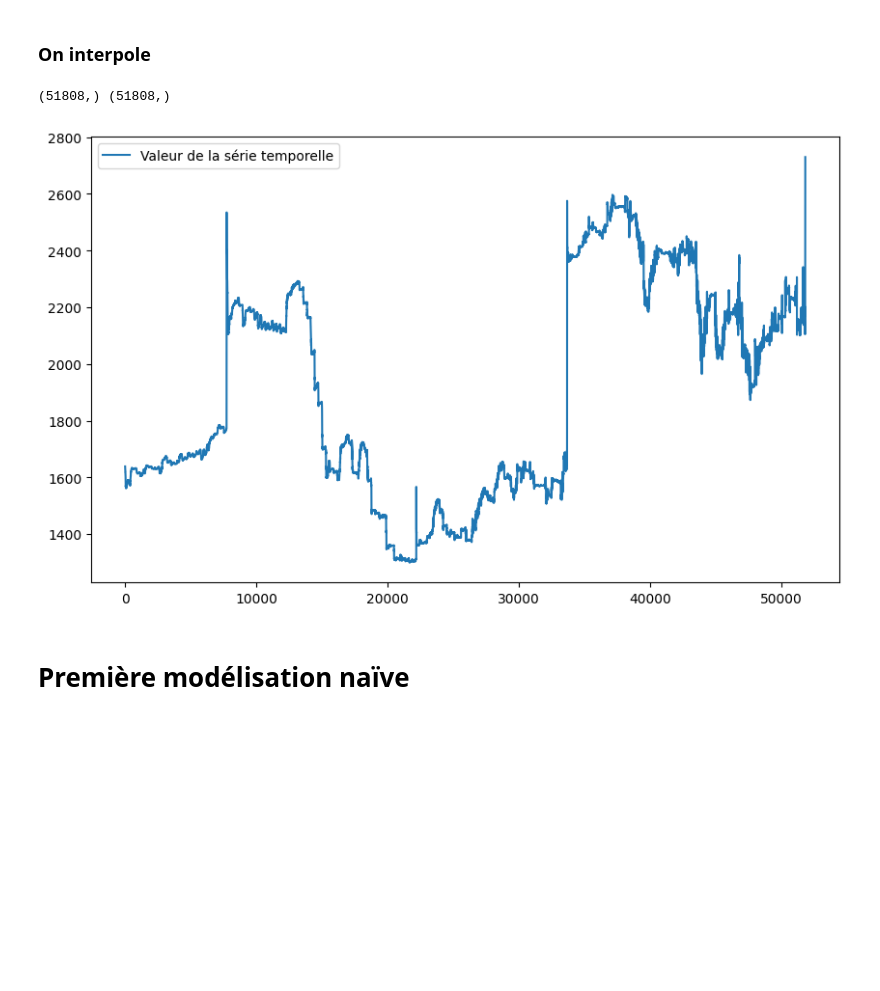
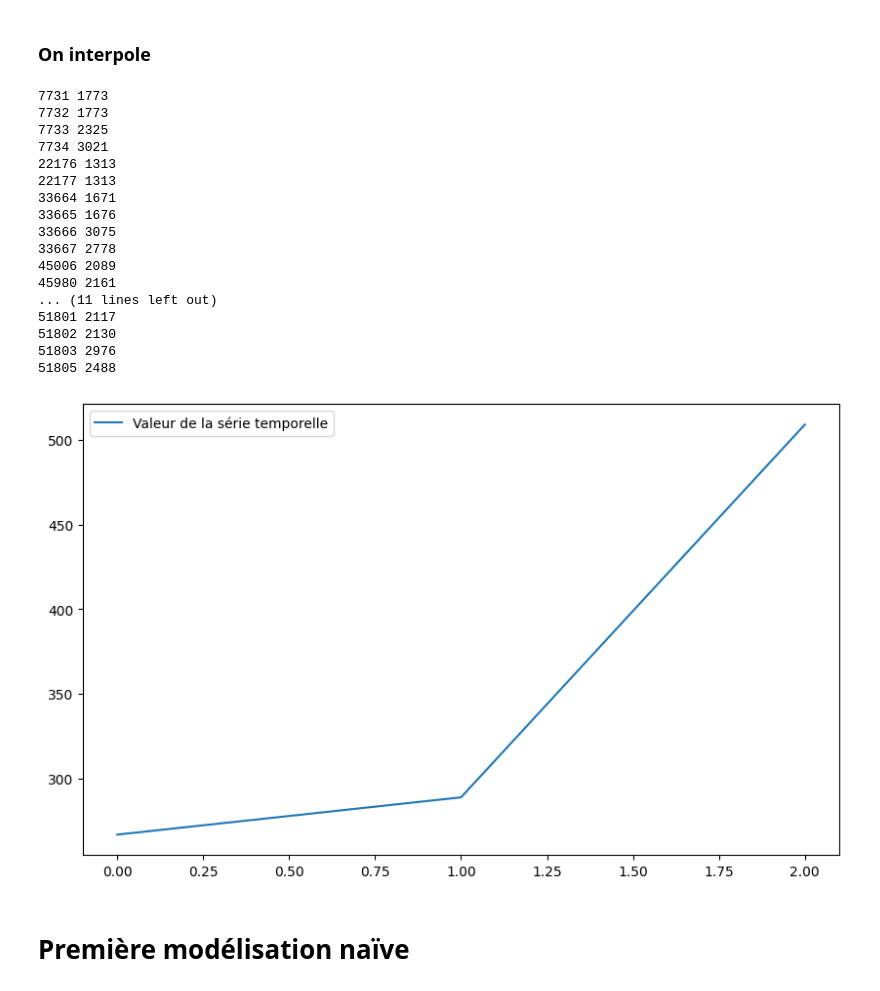
Before and after one commit to PiDchsn/Projet-RI, a Jupyter notebook: Analyse.ipynb, the cells around one changed output. Cells and saved outputs as stored; diff of their text form; code cells hidden in the pictures; blank space fills up the shorter version.

```diff
--- a/Analyse.ipynb
+++ b/Analyse.ipynb
@@ -72,19 +70,40 @@ Valeurs des pics : [1772.625 1807.0625 1965.1796875 2146.08984375 2515.96875 131
+# %%
+def delete_pic(arr, indices) :
+    data_clean = arr
+    for i in indices:
+        data_clean = [x - arr[i-1] for x in arr[i:]]
+        print(i,arr[i])
+    return data_clean
 # %% [markdown]
 ### On interpole
 # %%
-data_clean = delete_pic(data_crop)
-
-print(np.shape(data_crop),np.shape(data_clean))
+data_clean = delete_pic(data_crop,indices)
 
 time_serie_clean = pd.Series(data_clean, dtype='float64')
 
 plt.figure(figsize=(10, 6))
 plt.plot(time_serie_clean, label='Valeur de la série temporelle')
 plt.legend()
 plt.show()
 # %% [output]
-(51808,) (51808,)
+7731 1773
+7732 1773
+7733 2325
+7734 3021
+22176 1313
+22177 1313
+33664 1671
+33665 1676
+33666 3075
+33667 2778
+45006 2089
+45980 2161
+... (11 lines left out)
+51801 2117
+51802 2130
+51803 2976
+51805 2488
-[figure, old version]
+[figure, new version]
 # %% [markdown]
 # Première modélisation naïve
 # %%
```
Also changed, not shown: parts of 1 cell of this notebook.
